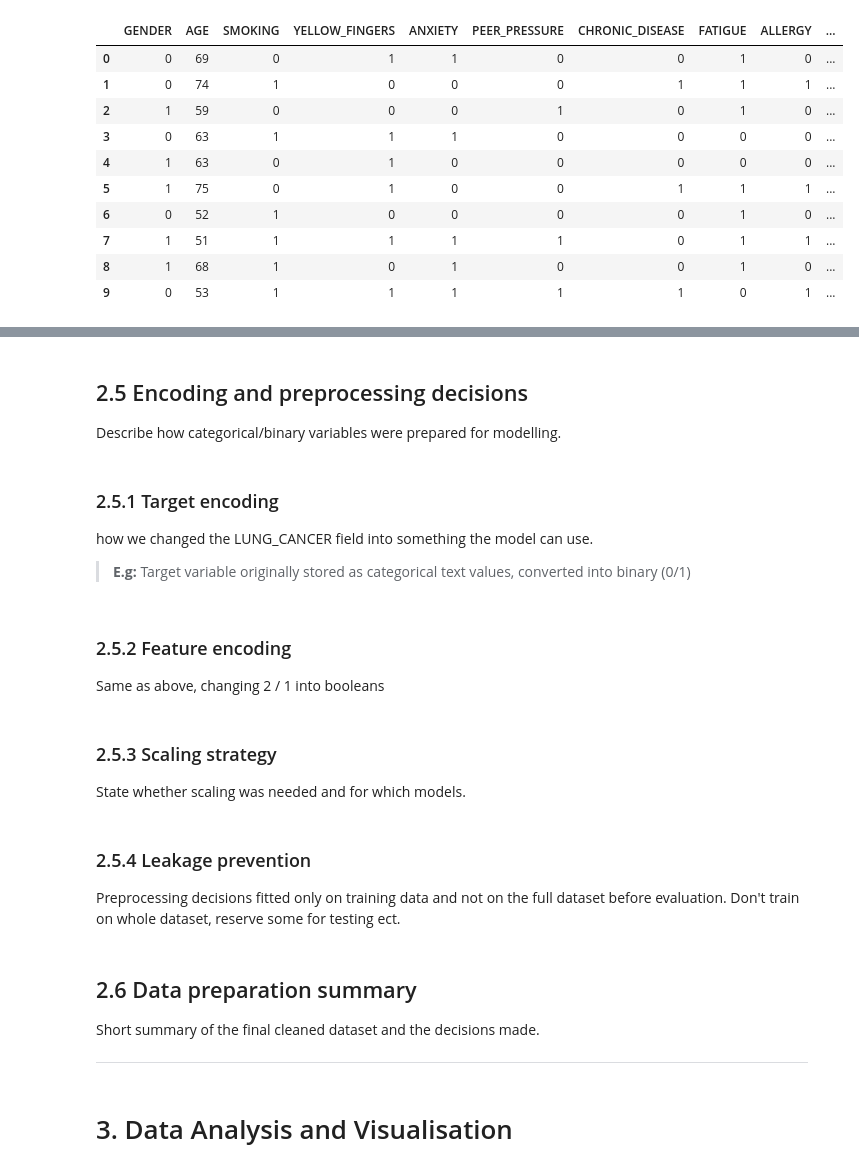
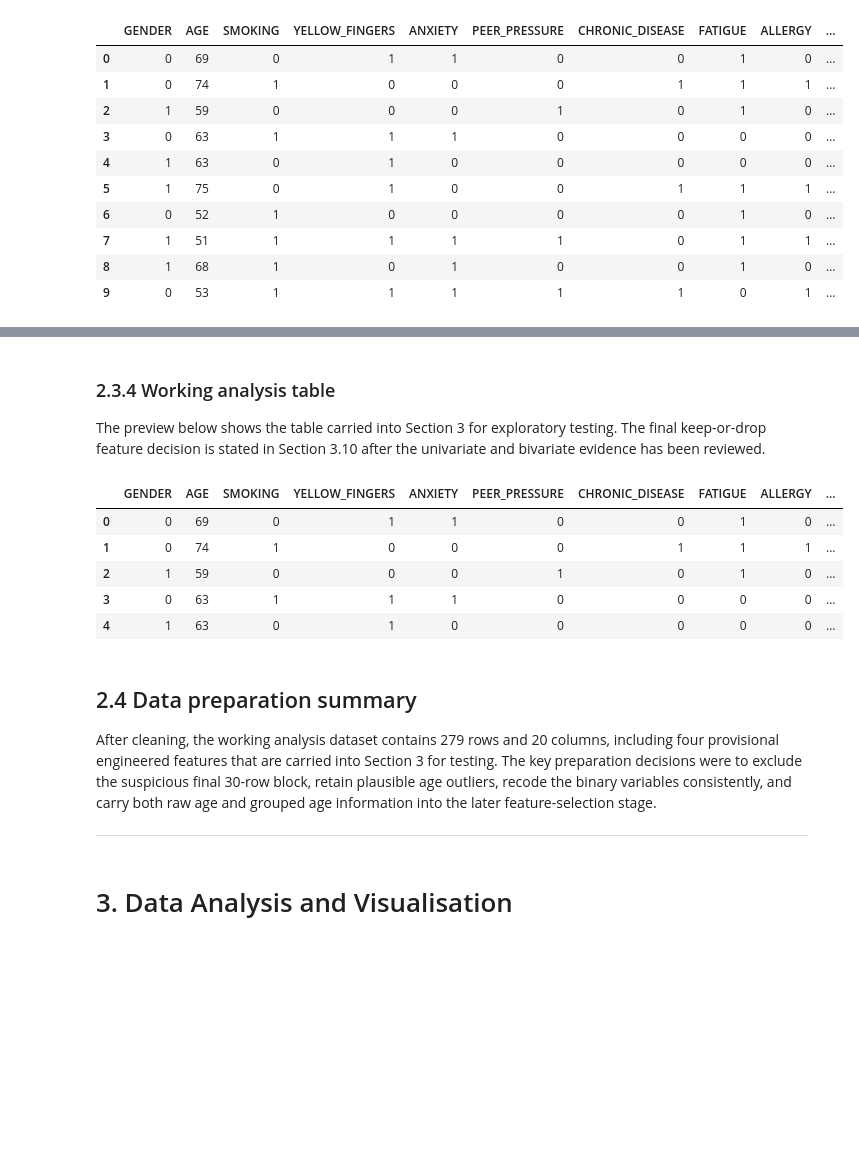
Before and after one commit to JoeShade/groupProject, a Jupyter notebook: blankTemplate.ipynb, the cells around one changed output, grey strips where cells are left out. Cells and saved outputs as stored; diff of their text form; code cells hidden in the pictures; blank space fills up the shorter version.

```diff
--- a/blankTemplate.ipynb
+++ b/blankTemplate.ipynb
@@ -234,12 +497,19 @@ Describe any new variables created and why they may improve the model.
 # %%
-# HEAVY_SMOKER feature = SMOKING * YELLOW_FINGERS
-dataset_clean['HEAVY_SMOKER'] = dataset_clean['SMOKING'] * dataset_clean['YELLOW_FINGERS']
-# RESPIRATORY_DISTRESS feature, two or more of WHEEZING, SHORTNESS_OF_BREATH, COUGHING, SWALLOWING_DIFFICULTY, CHEST_PAIN
-dataset_clean['RESPIRATORY_DISTRESS'] = dataset_clean[['WHEEZING', 'SHORTNESS_OF_BREATH', 'COUGHING', 'SWALLOWING_DIFFICULTY', 'CHEST_PAIN']].sum(axis=1) >= 3
-dataset_clean['RESPIRATORY_DISTRESS'] = dataset_clean['RESPIRATORY_DISTRESS'].astype(int)
-dataset_clean['LIFESTYLE_RISK'] = dataset_clean[['ANXIETY', 'PEER_PRESSURE', 'ALCOHOL_CONSUMING']].sum(axis=1) >= 2
-dataset_clean['LIFESTYLE_RISK'] = dataset_clean['LIFESTYLE_RISK'].astype(int)
-dataset_clean['AGE_BINS'] = pd.cut(dataset_clean['AGE'], bins=[0, 50, 60, 70, 80, 100], labels=['0', '1', '2', '3', '4'])
+# Build three batch-derived composite features from the strongest correlated groups found later in Section 3.5.1.
+dataset_clean['BATCH_1'] = dataset_clean[
+    ['ANXIETY', 'YELLOW_FINGERS', 'SWALLOWING_DIFFICULTY', 'PEER_PRESSURE']
+].sum(axis=1)
+dataset_clean['BATCH_2'] = dataset_clean[
+    ['ALCOHOL_CONSUMING', 'CHEST_PAIN', 'ALLERGY']
+].sum(axis=1)
+dataset_clean['BATCH_3'] = dataset_clean[
+    ['SHORTNESS_OF_BREATH', 'FATIGUE', 'COUGHING']
+].sum(axis=1)
+dataset_clean['AGE_BINS'] = pd.cut(
+    dataset_clean['AGE'],
+    bins=[0, 50, 60, 70, 80, 100],
+    labels=['0', '1', '2', '3', '4'],
+)
 
 dataset_clean.head(25)
 # %% [output]
@@ -275,27 +566,20 @@ Any other features?
 # %% [markdown]
-## 2.5 Encoding and preprocessing decisions
-Describe how categorical/binary variables were prepared for modelling.
+### 2.3.4 Working analysis table
+The preview below shows the table carried into Section 3 for exploratory testing. The final keep-or-drop feature decision is stated in Section 3.10 after the univariate and bivariate evidence has been reviewed.
 # %%
-# Use this block to create a cleaned/imputed copy of the dataset, following the decisions above
+model_dataset = dataset_clean.copy()
+
+model_dataset.head()
+# %% [output]
+|  | GENDER | AGE | SMOKING | YELLOW_FINGERS | ANXIETY | PEER_PRESSURE | CHRONIC_DISEASE | FATIGUE | ALLERGY | ... |
+| 0 | 0 | 69 | 0 | 1 | 1 | 0 | 0 | 1 | 0 | ... |
+| 1 | 0 | 74 | 1 | 0 | 0 | 0 | 1 | 1 | 1 | ... |
+| 2 | 1 | 59 | 0 | 0 | 0 | 1 | 0 | 1 | 0 | ... |
+| 3 | 0 | 63 | 1 | 1 | 1 | 0 | 0 | 0 | 0 | ... |
+| 4 | 1 | 63 | 0 | 1 | 0 | 0 | 0 | 0 | 0 | ... |
-# %% [markdown]
-### 2.5.1 Target encoding
-how we changed the LUNG_CANCER field into something the model can use.
-
-
-> **E.g:** Target variable originally stored as categorical text values, converted into binary (0/1)
-# %% [markdown]
-### 2.5.2 Feature encoding
-Same as above, changing 2 / 1 into booleans
-# %% [markdown]
-### 2.5.3 Scaling strategy
-State whether scaling was needed and for which models.
-# %% [markdown]
-### 2.5.4 Leakage prevention
-Preprocessing decisions fitted only on training data and not on the full dataset before evaluation.
-Don't train on whole dataset, reserve some for testing ect.
 # %% [markdown]
-## 2.6 Data preparation summary
-Short summary of the final cleaned dataset and the decisions made.
+## 2.4 Data preparation summary
+After cleaning, the working analysis dataset contains 279 rows and 20 columns, including four provisional engineered features that are carried into Section 3 for testing. The key preparation decisions were to exclude the suspicious final 30-row block, retain plausible age outliers, recode the binary variables consistently, and carry both raw age and grouped age information into the later feature-selection stage.
 
 ---
 # %% [markdown]
```
Also changed, not shown: parts of 94 cells of this notebook, 5 other files.
